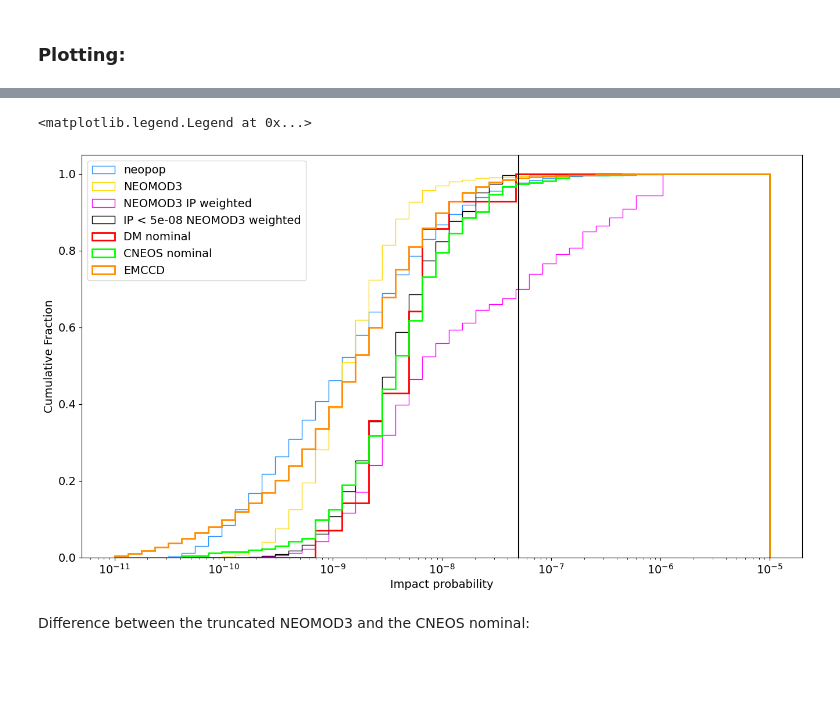
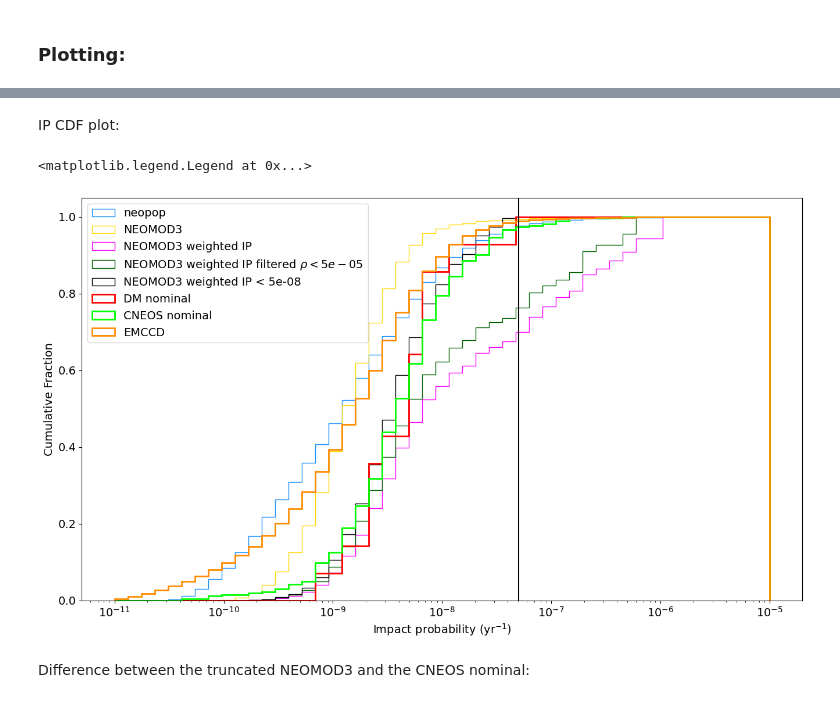
Before and after one commit to ia-chow/Thesis, a Jupyter notebook: dynamics/impact_probabilities.ipynb, the cells around one changed output, grey strips where cells are left out. Cells and saved outputs as stored; diff of their text form; code cells hidden in the pictures; blank space fills up the shorter version.

```diff
--- a/dynamics/impact_probabilities.ipynb
+++ b/dynamics/impact_probabilities.ipynb
@@ -16,13 +16,14 @@ a0 = 1.  # semi-major axis of earth in au
 m = 5.97e24  # mass of earth in kg
 R = 4.259e-5  # radius of earth in au
 M = 1.988e30  # mass of sun in kg
+e0 = 0.01671123  # eccentricitiy of earth
 
 compiler = 'gfortran'  # name of fortran compiler to use
 # compile fortran code if it hasn't been already
 subprocess.run([compiler, './Pokorny_et_al_2013/PROB_KOZAI_V001.f90', '-o', './Pokorny_et_al_2013/CODE', '-O3'])
 
 # define function
-def get_pokorny_annual_P_packed(aeiperi, a_earth=1.0, e_earth=0.01671123, R_earth=R):
+def get_pokorny_annual_P_packed(aeiperi, a_earth=a0, e_earth=e0, R_earth=R):
     """
     Get the collisional probability using Petr Pokorny's 2013 code with a, e, i, peri packed as a tuple
     Takes in a given a, e, i and argument of pericenter of the projectile and returns the annual collisional probability
@@ -125,9 +126,9 @@ Neomod 2 returns h, a, e, i
 
 Neomod 3 returns h, a, e, i, size, albedo
 # %%
-# # unpack values if needed later
-# neomod2_h, neomod2_a, neomod2_e, neomod2_i = neomod2_output.T
-# neomod3_h, neomod3_a, neomod3_e, neomod3_i, neomod3_size, neomod3_alb = neomod3_output.T
+# unpack values if needed later
+neomod2_h, neomod2_a, neomod2_e, neomod2_i = neomod2_output.T
+neomod3_h, neomod3_a, neomod3_e, neomod3_i, neomod3_size, neomod3_alb = neomod3_output.T
 
 # # generate random arguments of pericenter
 # random_peris = np.random.uniform(low=0., high=360., size=n_objs)  # pokorny annual P takes in degrees
@@ -463,2 +468,25 @@ emccd_pts = emccd_pts_nonnan[impact_prob_mask_emccd] # already array
+# %%
+# apses of earth
+q0 = a0 * (1. - e0)
+Q0 = a0 * (1. + e0)
+# neomod q and Qs
+neomod3_q = neomod3_a * (1. - neomod3_e)
+neomod3_Q = neomod3_a * (1. + neomod3_e)
+# set threshold rho
+rho = 5e-5  # AU
+# generate masks
+# only objects whose q AND Q values are both not within Earth's orbital range are used here
+# also filter out object that cannot collide with the Earth due to peri/ap
+rho_q_mask = ((q0 - rho) > neomod3_q)#  | (neomod3_q > (Q0 + rho))
+rho_Q_mask = (neomod3_Q > (Q0 + rho))#  | ((q0 - rho) > neomod3_Q)
+
+
+# filter
+filtered_neomod3_pts = neomod3_pts[rho_q_mask & rho_Q_mask]
+filtered_neomod3_q = neomod3_q[rho_q_mask & rho_Q_mask]
+filtered_neomod3_Q = neomod3_Q[rho_q_mask & rho_Q_mask]
+filtered_neomod3_a = neomod3_a[rho_q_mask & rho_Q_mask]
+filtered_neomod3_e = neomod3_e[rho_q_mask & rho_Q_mask]
+filtered_neomod3_i = neomod3_i[rho_q_mask & rho_Q_mask]
 # %% [markdown]
 ### Plotting:
@@ -465,3 +502,5 @@ emccd_pts = emccd_pts_nonnan[impact_prob_mask_emccd] # already array
+# %% [markdown]
+IP CDF plot:
 # %%
 logbins = np.logspace(-11, -5, 50)  # plot from 10^-11 to 10^-5 yr^-1 impact probability
 
@@ -483,37 +522,38 @@ plt.figure(figsize = (16, 9))
 plt.hist(fictitious_pts, weights=None, bins = logbins, density=True, cumulative=True, histtype='step', color = 'dodgerblue', label = 'neopop')
 # plt.hist(fictitious_pts, weights=fictitious_pts, bins = logbins, density=True, cumulative=True, color = 'darkorange', histtype='step', label = 'neopop IP weighted')
 # plt.hist(truncated_neopop_pts, weights=truncated_neopop_pts, bins=logbins, density=True, cumulative=True, color = 'purple', histtype='step', label = f'IP < {truncation_threshold} neopop weighted')
 # NEOMOD2
 # plt.hist(neomod2_pts, weights=None, bins=logbins, density=True, cumulative=True, histtype='step', color = 'brown', label = 'NEOMOD2')
 # plt.hist(neomod2_pts, weights=neomod2_pts, bins=logbins, density=True, cumulative=True, histtype='step', color = 'darkblue', label = 'NEOMOD2 weighted')
 # NEOMOD3
 plt.hist(neomod3_pts, weights=None, bins=logbins, density=True, cumulative=True, histtype='step', color = 'gold', label = 'NEOMOD3')
-plt.hist(neomod3_pts, weights=neomod3_pts, bins=logbins, density=True, cumulative=True, histtype='step', color = 'fuchsia', label = 'NEOMOD3 IP weighted')
-plt.hist(truncated_neomod3_pts, weights=truncated_neomod3_pts, bins=logbins, density=True, cumulative=True, histtype='step', color = 'black', label = f'IP < {truncation_threshold} NEOMOD3 weighted')
+plt.hist(neomod3_pts, weights=neomod3_pts, bins=logbins, density=True, cumulative=True, histtype='step', color = 'fuchsia', label = 'NEOMOD3 weighted IP')
+plt.hist(filtered_neomod3_pts, weights=filtered_neomod3_pts, bins=logbins, density=True, cumulative=True, histtype='step', color = 'darkgreen', label = rf'NEOMOD3 weighted IP filtered $\rho < {rho}$')
+plt.hist(truncated_neomod3_pts, weights=truncated_neomod3_pts, bins=logbins, density=True, cumulative=True, histtype='step', color = 'black', label = f'NEOMOD3 weighted IP < {truncation_threshold}')
 # # Decameter
 plt.hist(true_pts, weights=None, bins=logbins, density=True, cumulative=True, histtype='step', color='red', label = 'DM nominal', linewidth=2.)  # nominal
 # plt.hist(impactor_pts.flatten(), weights=None, bins=logbins, density=True, cumulative=True, histtype='step', color='black', label = 'nominal DM clones')  # impactor points
 # # # Telescopic
 # plt.hist(telescopic_pts, weights=None, bins=logbins, density=True, cumulative=True, histtype='step', color='darkgreen', label = 'tele unweighted')
 # plt.hist(telescopic_pts, weights=telescopic_pts, bins=logbins, density=True, cumulative=True, histtype='step', color='pink', label = 'tele weighted')
 # # # CNEOS
 plt.hist(cneos_nom_pts, weights=None, bins=logbins, density=True, cumulative=True, histtype='step', color='lime', label = 'CNEOS nominal', linewidth=2.)
 # plt.hist(cneos_pts, weights=None, bins=logbins, density=True, cumulative=True, histtype='step', color='darkred', label = 'CNEOS clones')
 # # # EFN
 # plt.hist(efn_pts, weights=None, bins=logbins, density=True, cumulative=True, histtype='step', color = 'olive', label = 'EFN', linewidth=2.)
 # # # EMCCD
 plt.hist(emccd_pts, weights=None, bins=logbins, density=True, cumulative=True, histtype='step', color = 'darkorange', label = 'EMCCD', linewidth=2.)
 # housekeeping
 plt.xscale('log')
-plt.xlabel('Impact probability'), plt.ylabel('Cumulative Fraction')
+plt.xlabel(r'Impact probability (yr$^{-1}$)'), plt.ylabel('Cumulative Fraction')
 # plt.ylim(bottom=0.9, top=1.0)
 plt.axvline(truncation_threshold, color='k')
 plt.legend()
 # plt.savefig('dda_talk_plots/impact_probability_cdfs.png')
 # plt.savefig('dda_talk_plots/impact_probability_cdfs_plus_emccd.png')
 # %% [output]
 <matplotlib.legend.Legend at 0x...>
-[figure, old version]
+[figure, new version]
 # %% [markdown]
 Difference between the truncated NEOMOD3 and the CNEOS nominal:
 # %%
```
Also changed, not shown: parts of 9 cells of this notebook, 3 other files.
